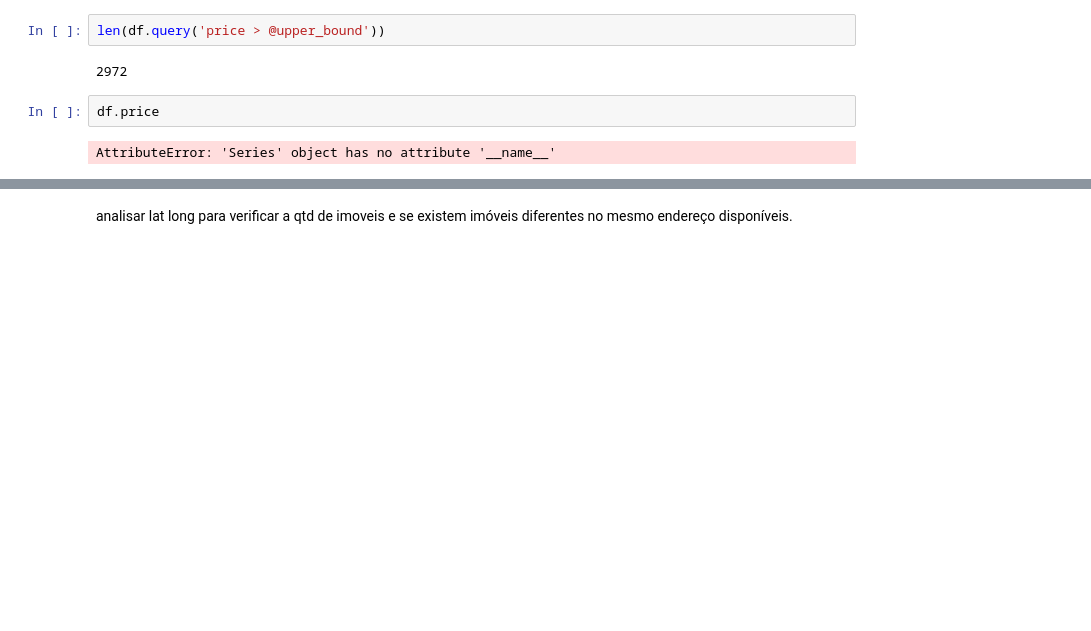
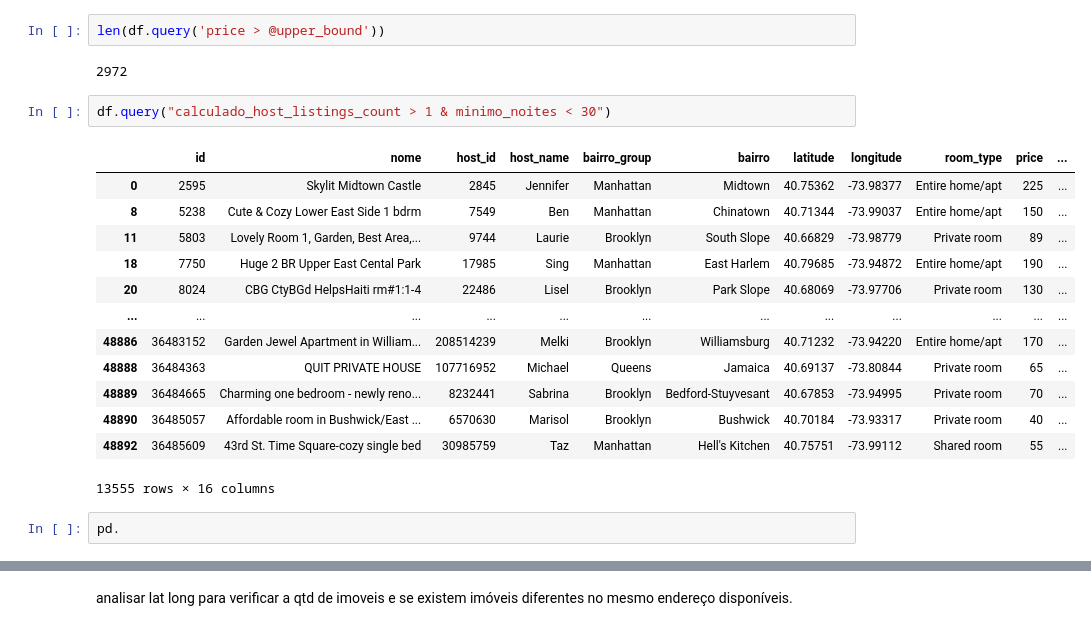
Before and after one commit to AurelioGuilherme/AmbienteDeDesenvolvimento, a Jupyter notebook: Notebooks/data_understanding.ipynb, the cells around one changed output, grey strips where cells are left out. Saved outputs shown, nothing was run; the diff lists cells and outputs as text; blank space fills up the shorter version.

```diff
--- a/Notebooks/data_understanding.ipynb
+++ b/Notebooks/data_understanding.ipynb
@@ -235,7 +235,21 @@ df.query('price > @upper_bound')
 len(df.query('price > @upper_bound'))
 # %% [output]
 2972
-# %%
-df.price
-# %% [output]
-AttributeError: 'Series' object has no attribute '__name__'
+# %%
+df.query("calculado_host_listings_count > 1 & minimo_noites < 30")
+# %% [output]
+|  | id | nome | host_id | host_name | bairro_group | bairro | latitude | longitude | room_type | price | ... |
+| 0 | 2595 | Skylit Midtown Castle | 2845 | Jennifer | Manhattan | Midtown | 40.75362 | -73.98377 | Entire home/apt | 225 | ... |
+| 8 | 5238 | Cute & Cozy Lower East Side 1 bdrm | 7549 | Ben | Manhattan | Chinatown | 40.71344 | -73.99037 | Entire home/apt | 150 | ... |
+| 11 | 5803 | Lovely Room 1, Garden, Best Area,... | 9744 | Laurie | Brooklyn | South Slope | 40.66829 | -73.98779 | Private room | 89 | ... |
+| 18 | 7750 | Huge 2 BR Upper East Cental Park | 17985 | Sing | Manhattan | East Harlem | 40.79685 | -73.94872 | Entire home/apt | 190 | ... |
+| 20 | 8024 | CBG CtyBGd HelpsHaiti rm#1:1-4 | 22486 | Lisel | Brooklyn | Park Slope | 40.68069 | -73.97706 | Private room | 130 | ... |
+| ... | ... | ... | ... | ... | ... | ... | ... | ... | ... | ... | ... |
+| 48886 | 36483152 | Garden Jewel Apartment in William... | 208514239 | Melki | Brooklyn | Williamsburg | 40.71232 | -73.94220 | Entire home/apt | 170 | ... |
+| 48888 | 36484363 | QUIT PRIVATE HOUSE | 107716952 | Michael | Queens | Jamaica | 40.69137 | -73.80844 | Private room | 65 | ... |
+| 48889 | 36484665 | Charming one bedroom - newly reno... | 8232441 | Sabrina | Brooklyn | Bedford-Stuyvesant | 40.67853 | -73.94995 | Private room | 70 | ... |
+| 48890 | 36485057 | Affordable room in Bushwick/East ... | 6570630 | Marisol | Brooklyn | Bushwick | 40.70184 | -73.93317 | Private room | 40 | ... |
+| 48892 | 36485609 | 43rd St. Time Square-cozy single bed | 30985759 | Taz | Manhattan | Hell's Kitchen | 40.75751 | -73.99112 | Shared room | 55 | ... |
+13555 rows × 16 columns
+# %%
+pd.
```
Also changed, not shown: parts of 1 cell of this notebook, 2 other files.
